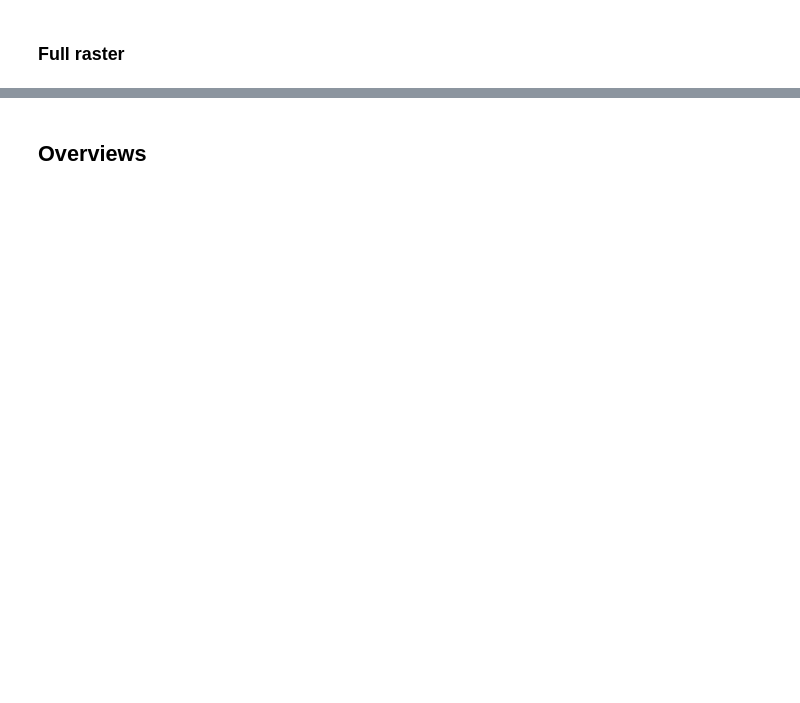
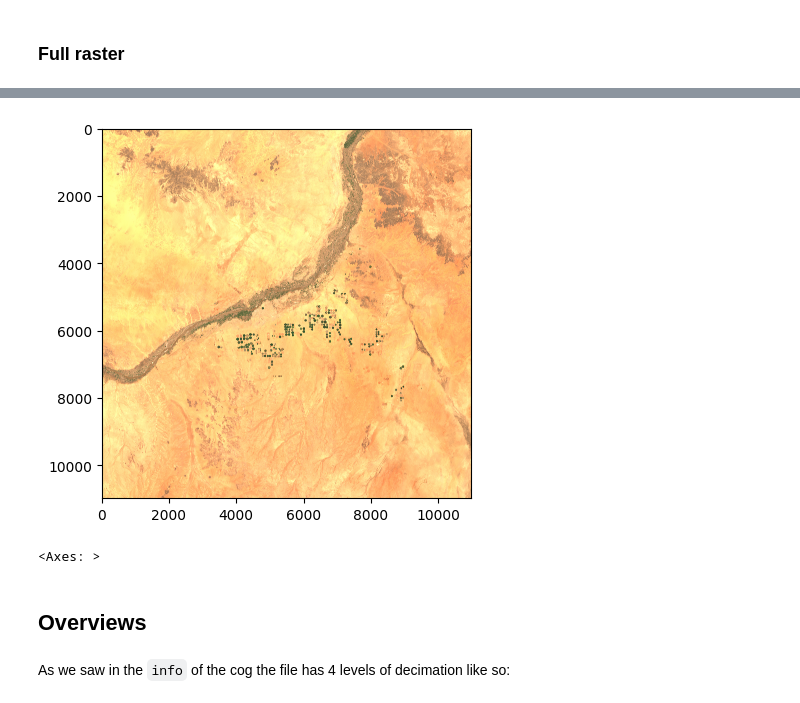
Before and after one commit to BielStela/jornades-sig-lliure, a Jupyter notebook: notebooks/cogs.ipynb, the cells around one changed output, grey strips where cells are left out. Drawn from its saved outputs; the diff is of its cells as text; code cells hidden in the pictures; blank space fills up the shorter version.

```diff
--- a/notebooks/cogs.ipynb
+++ b/notebooks/cogs.ipynb
@@ -28,3 +45,5 @@ import utils
 %%time
 with rio.open("../data/sentinel_cog.tif") as src:
     data = src.read()
+    source_crs = src.crs
+    source_bounds = src.bounds
@@ -31,7 +53,12 @@ with rio.open("../data/sentinel_cog.tif") as src:
 # %%
-ax = rio.plot.show(data)
+rio.plot.show(data)
+# %% [output]
+[figure, added]
+<Axes: >
 # %% [markdown]
 ## Overviews
+# %% [markdown]
+As we saw in the `info` of the cog the file has 4 levels of decimation like so:
 # %%
 decimations = [2**x for x in range(5)]
 decimations
```
Also changed, not shown: parts of 20 cells of this notebook, 2 other files.
